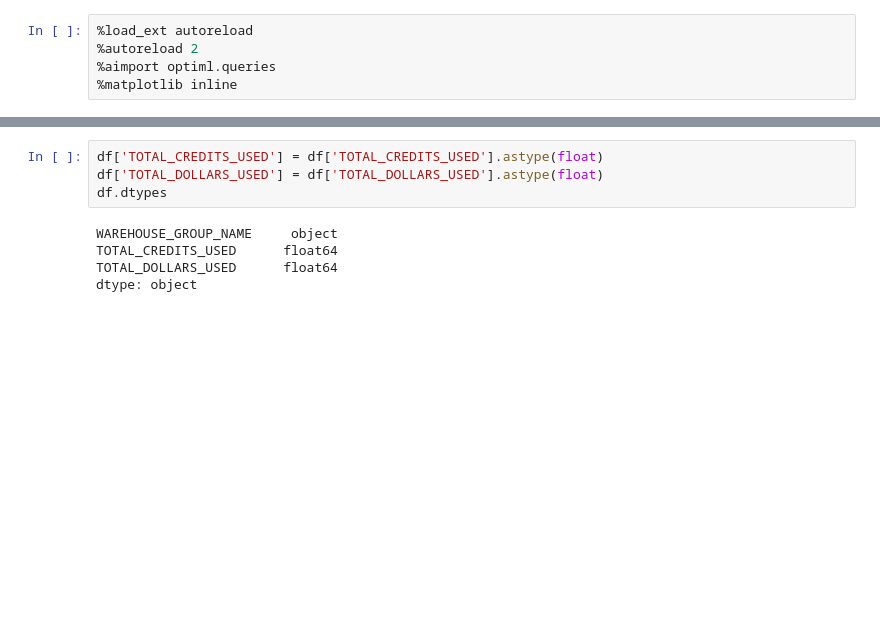
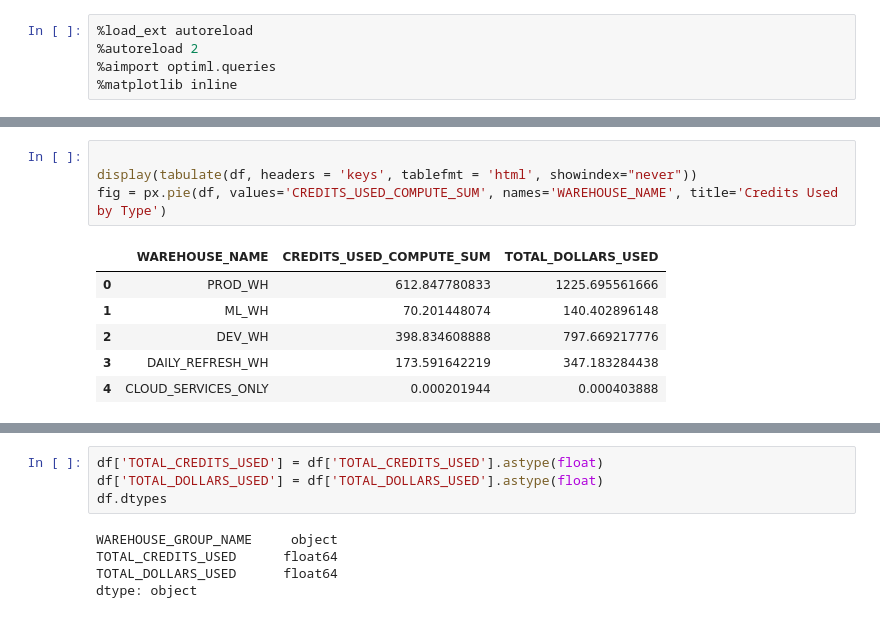
Before and after one commit to shwetank-kumar/optiml, a Jupyter notebook: notebooks/pilot_kiva.ipynb, the cells around one changed output, grey strips where cells are left out. Cells and saved outputs as stored; diff of their text form; blank space fills up the shorter version.

```diff
--- a/notebooks/pilot_kiva.ipynb
+++ b/notebooks/pilot_kiva.ipynb
@@ -23 +66,12 @@ qlib = SNFLKQuery(connection, 'KIV')
+# %%
+
+display(tabulate(df, headers = 'keys', tablefmt = 'html', showindex="never"))
+fig = px.pie(df, values='CREDITS_USED_COMPUTE_SUM', names='WAREHOUSE_NAME', title='Credits Used by Type')
+# %% [output]
+|  | WAREHOUSE_NAME | CREDITS_USED_COMPUTE_SUM | TOTAL_DOLLARS_USED |
+| 0 | PROD_WH | 612.847780833 | 1225.695561666 |
+| 1 | ML_WH | 70.201448074 | 140.402896148 |
+| 2 | DEV_WH | 398.834608888 | 797.669217776 |
+| 3 | DAILY_REFRESH_WH | 173.591642219 | 347.183284438 |
+| 4 | CLOUD_SERVICES_ONLY | 0.000201944 | 0.000403888 |
 # %%
```
Also changed, not shown: parts of 7 cells of this notebook.
